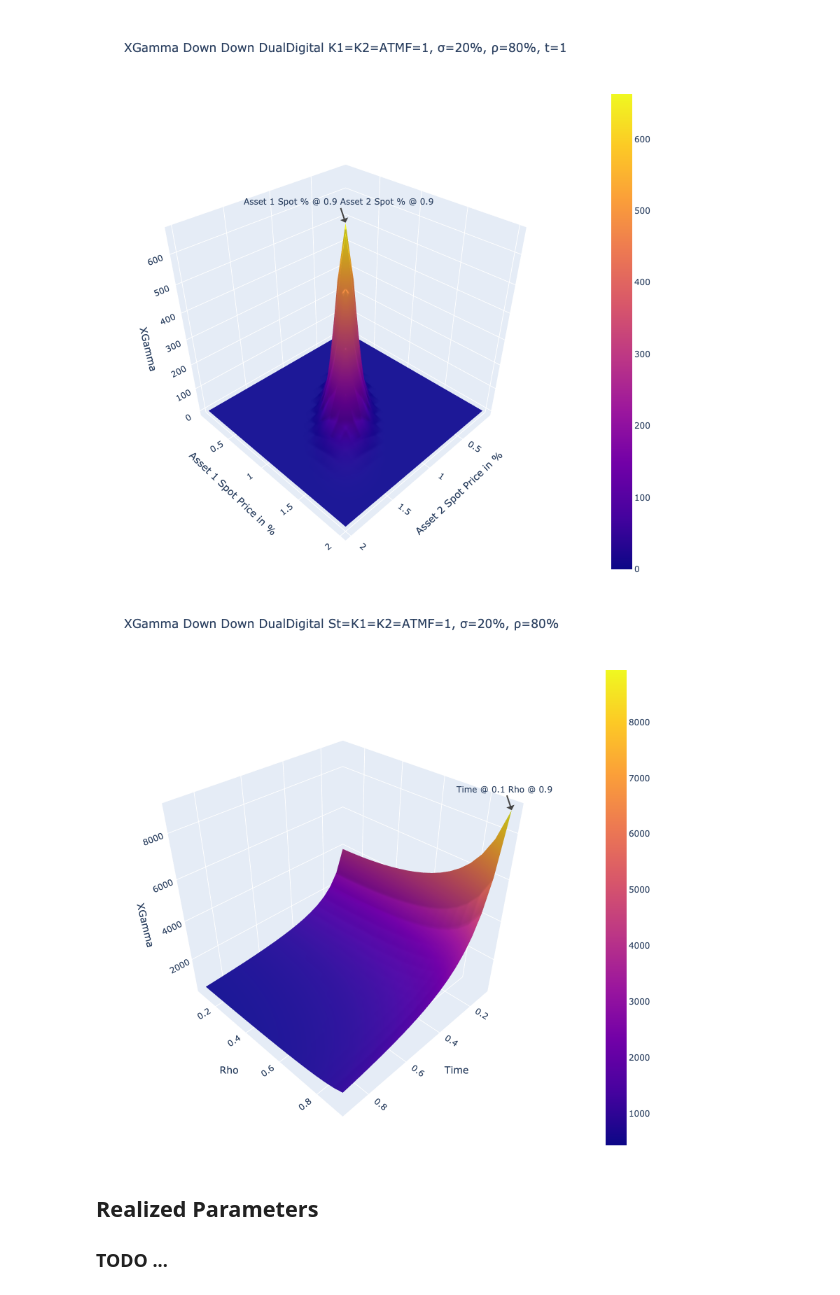
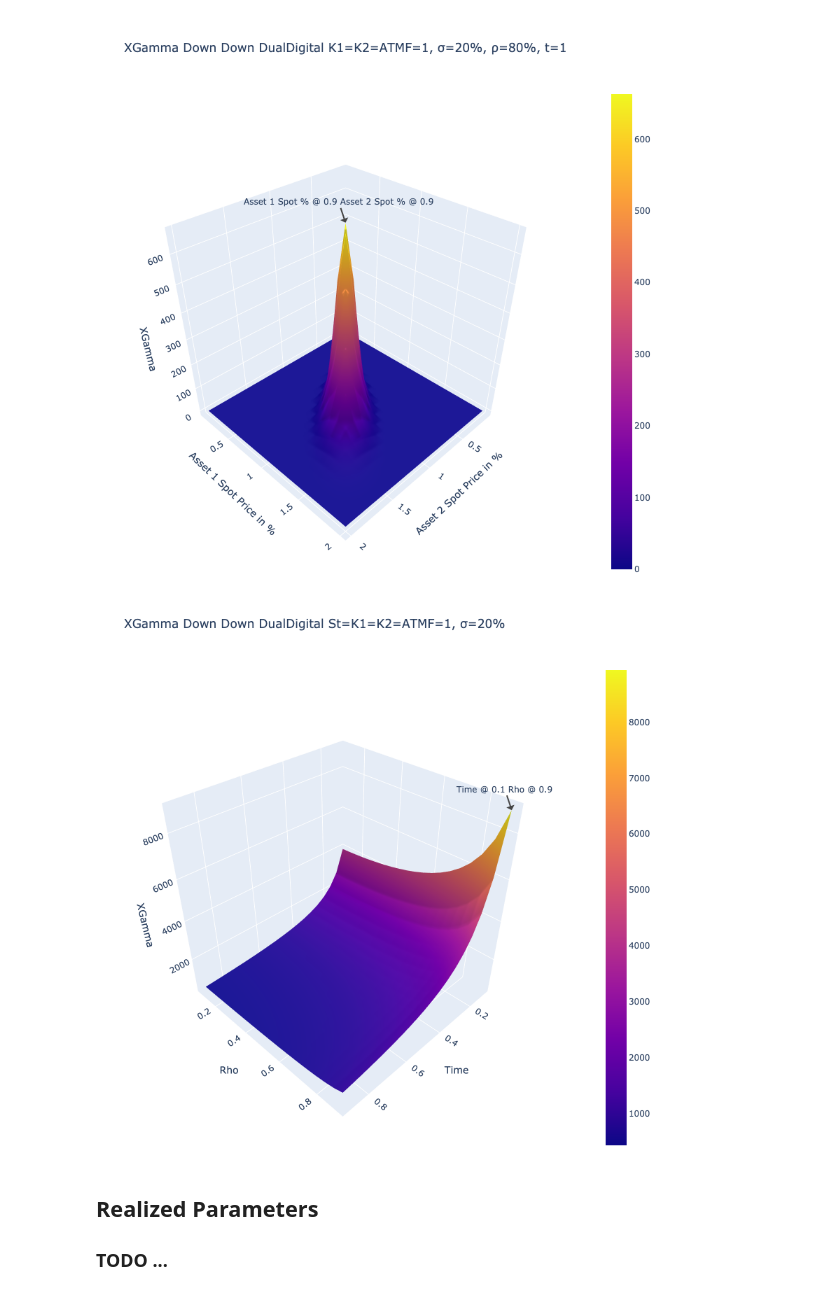
Before and after one commit to kevinlaventure/HumanLearning, a Jupyter notebook: Experiment/dual_digital_analysis.ipynb, the cells around one changed output. Cells and saved outputs as stored; diff of their text form; code cells hidden in the pictures.

```diff
--- a/Experiment/dual_digital_analysis.ipynb
+++ b/Experiment/dual_digital_analysis.ipynb
@@ -51,7 +50,7 @@ For example, for a down down dual digital we have
 $$Probability = \int_{0}^{K_{x}}\int_{0}^{K_{Y}} f(x, y) dy dx $$
 # %%
 data1 = dict()
-for st1 in tqdm(np.linspace(start=0.1, stop=2, num=30)):
+for st1 in np.linspace(start=0.1, stop=2, num=30):
     for st2 in np.linspace(start=0.1, stop=2, num=30):
         priceable = DualDigital(
             st1=st1, k1=1, iv1=0.2, q1=0, b1=0, direction1='down',
@@ -101,7 +100,7 @@ Using a second-order Taylor series, we can estimate the P&L with the quadratic a
 $$\Delta f \simeq f_{x}\left(x-x_{0}\right)+f_{y}\left(y-y_{0}\right)+\frac{1}{2} f_{x x}\left(x-x_{0}\right)^{2}+f_{x y}\left(x-x_{0}\right)\left(y-y_{0}\right)+\frac{1}{2} f_{y y}\left(y-y_{0}\right)^{2}$$
 # %%
 data2 = dict()
-for st1 in tqdm(np.linspace(start=0.1, stop=2, num=20)):
+for st1 in np.linspace(start=0.1, stop=2, num=20):
     for st2 in np.linspace(start=0.1, stop=2, num=20):
         priceable = DualDigital(
             st1=st1, k1=1, iv1=0.2, q1=0, b1=0, direction1='down',
@@ -135,38 +134,38 @@ fig.show('png')
 [figure]
 # %%
 data3 = dict()
-for rho in tqdm(np.linspace(start=0.1, stop=0.9, num=20)):
+for rho in np.linspace(start=0.1, stop=0.9, num=20):
     for t in np.linspace(start=0.1, stop=0.9, num=20):
         priceable = DualDigital(
             st1=1, k1=1, iv1=0.2, q1=0, b1=0, direction1='down',
             st2=1, k2=1, iv2=0.2, q2=0, b2=0, direction2='down',
             rho=rho, r=0, t=t, unit=100, model='numerical_integration'
         )
         priceable.calculate_present_value()
         priceable.calculate_x_gamma()
         pv = priceable.get_present_value()
         greeks = priceable.get_greeks()
         data3[(rho, t)] = greeks.get('dst1*dst2')
 data3_df = pd.Series(data3).unstack()
 
 x_max = np.round(data3_df.max().idxmax(), 2)
 y_max = np.round(data3_df.transpose().max().idxmax(), 2)
 z_max = np.round(data3_df.max().max())
 
 fig = go.Figure(data=[go.Surface(x=data3_df.index, y=data3_df.columns, z=data3_df.values)])
 fig.update_layout(
-    title = "XGamma Down Down DualDigital St=K1=K2=ATMF=1, σ=20%, ρ=80%",
+    title = "XGamma Down Down DualDigital St=K1=K2=ATMF=1, σ=20%",
     scene = dict(
         xaxis_title='Time',
         yaxis_title='Rho',
         zaxis_title='XGamma',
         annotations=[dict(x=x_max, y=y_max, z=z_max, text=f'Time @ {x_max} Rho @ {y_max}')]),
     scene_camera=dict(up=dict(x=0, y=0, z=1), center=dict(x=0, y=0, z=0), eye=dict(x=1.5, y=1.5, z=1.5)),
     width=800, height=800, margin=dict(r=1, b=1, l=1, t=100))
 
 fig.show("png")
 # %% [output]
-[figure, old version]
+[figure, new version]
 # %% [markdown]
 <a id='sec4'></a>
 ## Realized Parameters
```
Also changed, not shown: parts of 1 cell of this notebook.
